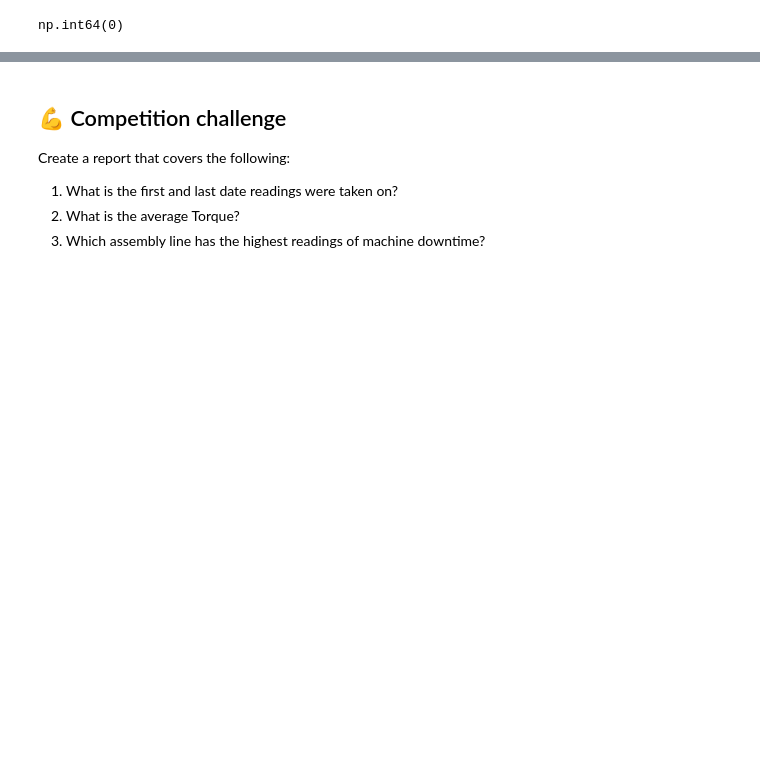
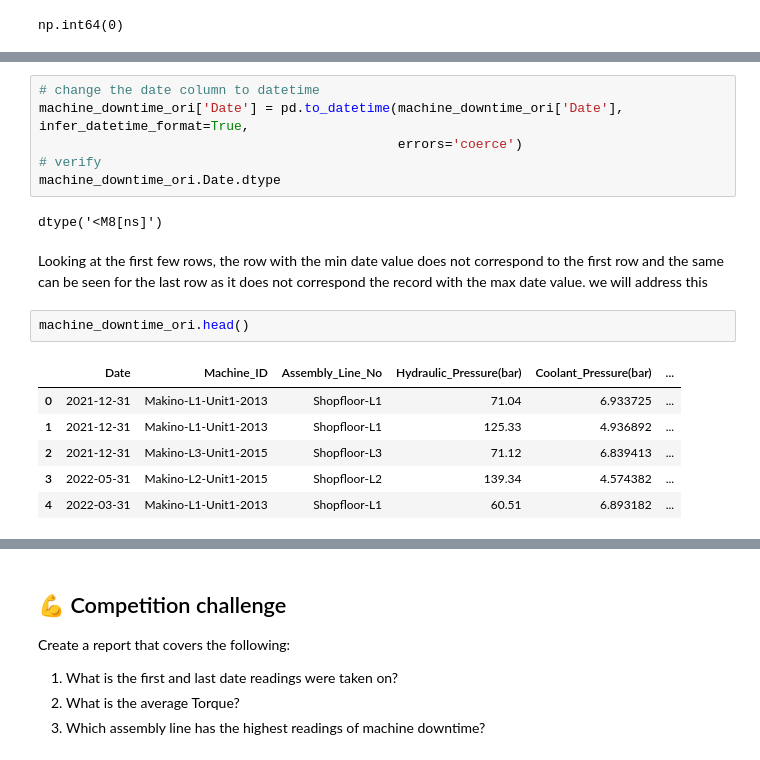
Before and after one commit to SirTee12/Machine-Downtime-Prediction, a Jupyter notebook: notebook/Analysis_machine_downtime.ipynb, the cells around one changed output, grey strips where cells are left out. Saved outputs shown, nothing was run; the diff lists cells and outputs as text; blank space fills up the shorter version.

Commit message:
converted the date column to datetime and sort dataframe based on Date

```diff
--- a/notebook/Analysis_machine_downtime.ipynb
+++ b/notebook/Analysis_machine_downtime.ipynb
@@ -110,0 +126,19 @@ np.int64(0)
+# %%
+# change the date column to datetime
+machine_downtime_ori['Date'] = pd.to_datetime(machine_downtime_ori['Date'], infer_datetime_format=True,
+                                              errors='coerce')
+# verify
+machine_downtime_ori.Date.dtype
+# %% [output]
+dtype('<M8[ns]')
+# %% [markdown]
+Looking at the first few rows, the row with the min date value does not correspond to the first row and the same can be seen for the last row as it does not correspond the record with the max date value. we will address this
+# %%
+machine_downtime_ori.head()
+# %% [output]
+|  | Date | Machine_ID | Assembly_Line_No | Hydraulic_Pressure(bar) | Coolant_Pressure(bar) | ... |
+| 0 | 2021-12-31 | Makino-L1-Unit1-2013 | Shopfloor-L1 | 71.04 | 6.933725 | ... |
+| 1 | 2021-12-31 | Makino-L1-Unit1-2013 | Shopfloor-L1 | 125.33 | 4.936892 | ... |
+| 2 | 2021-12-31 | Makino-L3-Unit1-2015 | Shopfloor-L3 | 71.12 | 6.839413 | ... |
+| 3 | 2022-05-31 | Makino-L2-Unit1-2015 | Shopfloor-L2 | 139.34 | 4.574382 | ... |
+| 4 | 2022-03-31 | Makino-L1-Unit1-2013 | Shopfloor-L1 | 60.51 | 6.893182 | ... |
```
Also changed, not shown: parts of 8 cells of this notebook.
